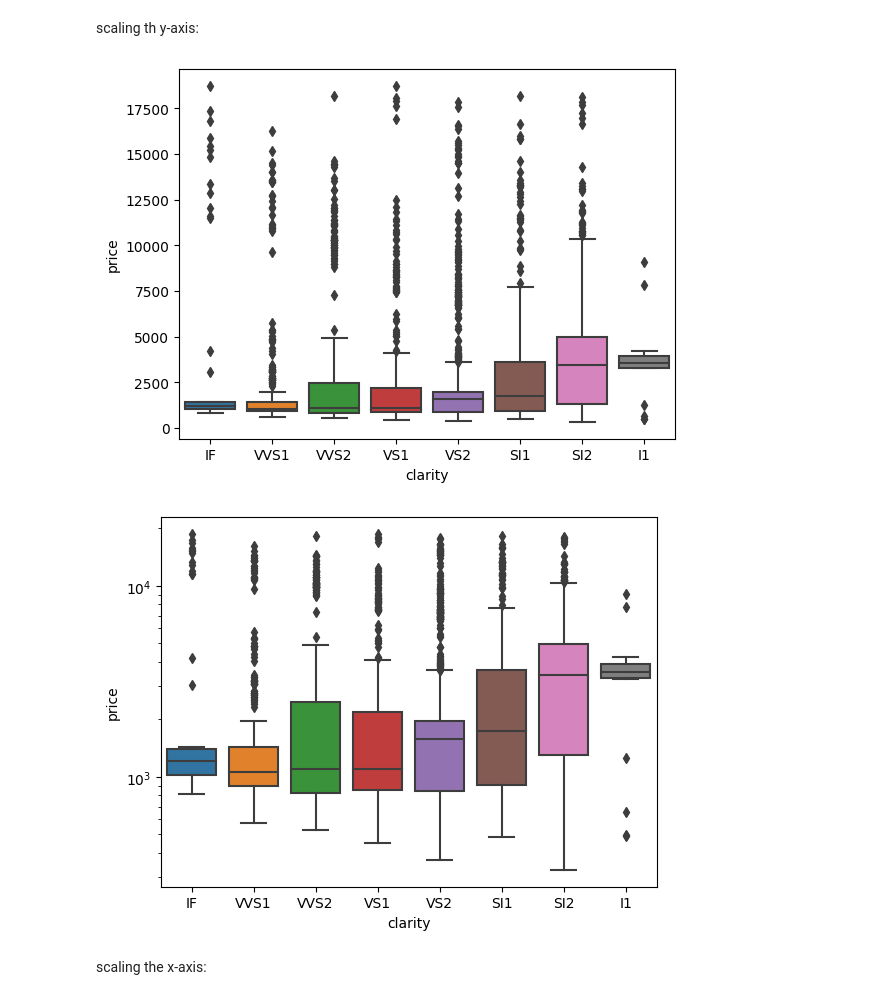
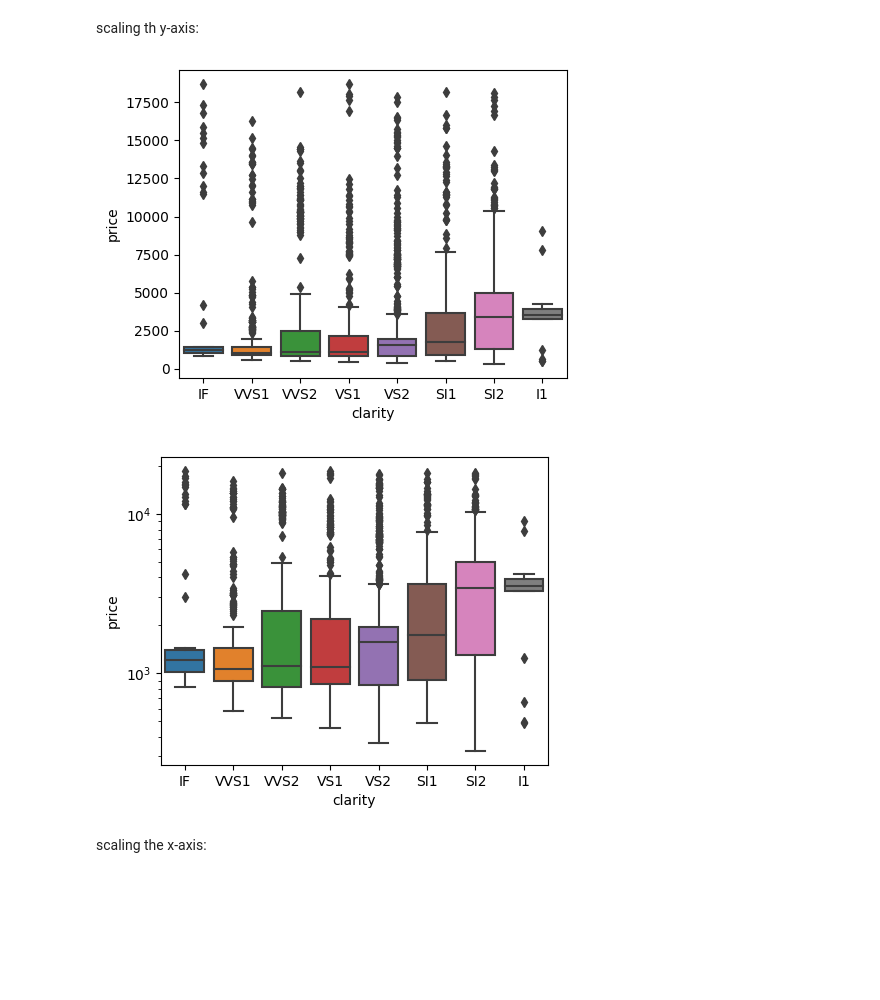
Before and after one commit to nlihin/data-analytics, a Jupyter notebook: unit11_visualization.ipynb, the cells around one changed output. Saved outputs shown, nothing was run; the diff lists cells and outputs as text; code cells hidden in the pictures; blank space fills up the shorter version.

```diff
--- a/unit11_visualization.ipynb
+++ b/unit11_visualization.ipynb
@@ -85,17 +99,19 @@ diamonds.head()
 # %% [markdown]
 scaling th y-axis:
 # %%
+plt.figure(figsize=(5,4))
 diamonds_i = diamonds.loc[(diamonds.cut == 'Ideal')&(diamonds.color == 'E')]
 ax = sns.boxplot(x="clarity", y = diamonds_i.price, data=diamonds_i)
 # %% [output]
-[figure, old version]
+[figure, new version]
 # %%
+plt.figure(figsize=(5,4))
 diamonds_i = diamonds.loc[(diamonds.cut == 'Ideal')&(diamonds.color == 'E')]
 ax = sns.boxplot(x="clarity", y = diamonds_i.price, data=diamonds_i)
 ax.set_yscale("log")
 plt.show()
 # %% [output]
-[figure, old version]
+[figure, new version]
 # %% [markdown]
 scaling the x-axis:
 # %%
```
Also changed, not shown: parts of 25 cells of this notebook.
